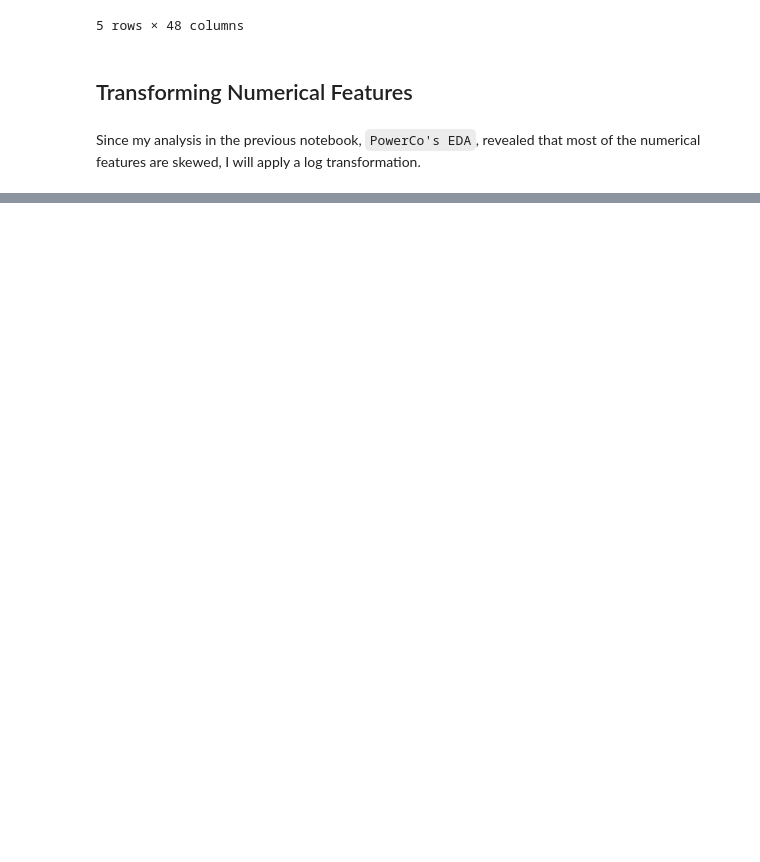
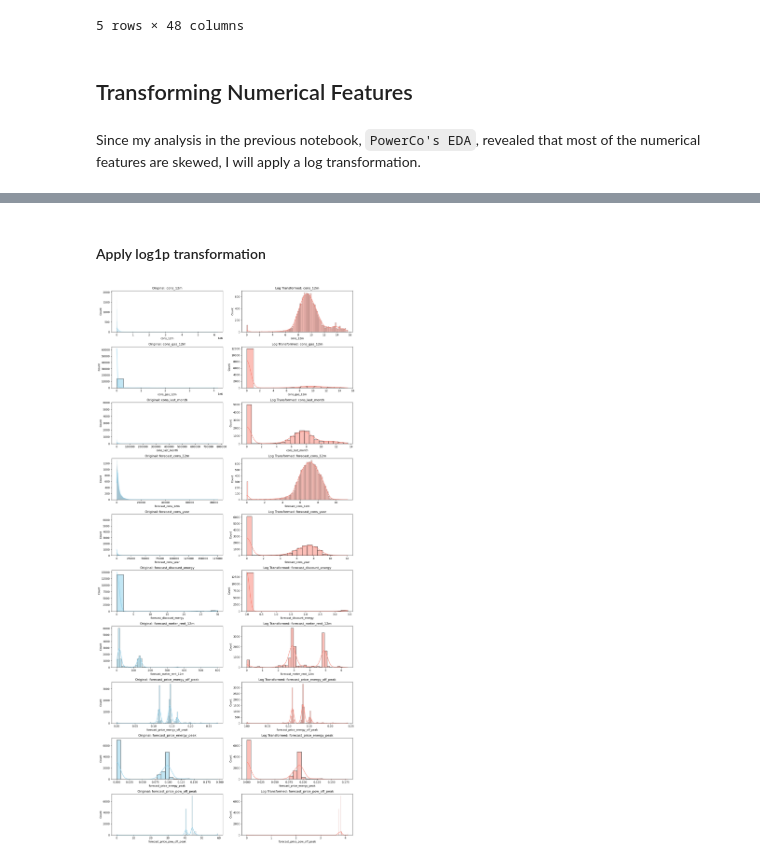
Before and after one commit to Ahmed-Adel30/PowerCo-s-Churning-investigation-and-prediction, a Jupyter notebook: Feature Engineering/PowerCo's Feature Engineering.ipynb, the cells around one changed output, grey strips where cells are left out. Saved outputs shown, nothing was run; the diff lists cells and outputs as text; code cells hidden in the pictures; blank space fills up the shorter version.

```diff
--- a/Feature Engineering/PowerCo's Feature Engineering.ipynb
+++ b/Feature Engineering/PowerCo's Feature Engineering.ipynb
@@ -334,3 +340,16 @@ df.head()
 ## Transforming Numerical Features
 # %% [markdown]
 Since my analysis in the previous notebook, `PowerCo's EDA`, revealed that most of the numerical features are skewed, I will apply a log transformation.
+# %%
+numerical_features = df [[
+    'cons_12m',
+    'cons_gas_12m',
+    'cons_last_month',
+    'forecast_cons_12m',
+    'forecast_cons_year',
+    'forecast_discount_energy',
+    'forecast_meter_rent_12m',
+    'forecast_price_energy_off_peak',
+    'forecast_price_energy_peak',
+    'forecast_price_pow_off_peak'
+]]
@@ -336,0 +370,20 @@ Since my analysis in the previous notebook, `PowerCo's EDA`, revealed that most
+# %% [markdown]
+####  Apply log1p transformation
+# %%
+numerical_features_log = np.log1p(numerical_features)
+df[numerical_features.columns] = numerical_features_log
+# %%
+# Visualize Before and after
+fig, axes = plt.subplots(nrows=10, ncols=2, figsize=(14, 30))
+for i, column in enumerate(numerical_features.columns):
+
+    sns.histplot(numerical_features[column], kde=True, ax=axes[i, 0], color='skyblue')
+    axes[i, 0].set_title(f"Original: {column}")
+
+    sns.histplot(numerical_features_log[column], kde=True, ax=axes[i, 1], color='salmon')
+    axes[i, 1].set_title(f"Log Transformed: {column}")
+
+plt.tight_layout()
+plt.show()
+# %% [output]
+[figure, added]
```
Also changed, not shown: parts of 10 cells of this notebook.
